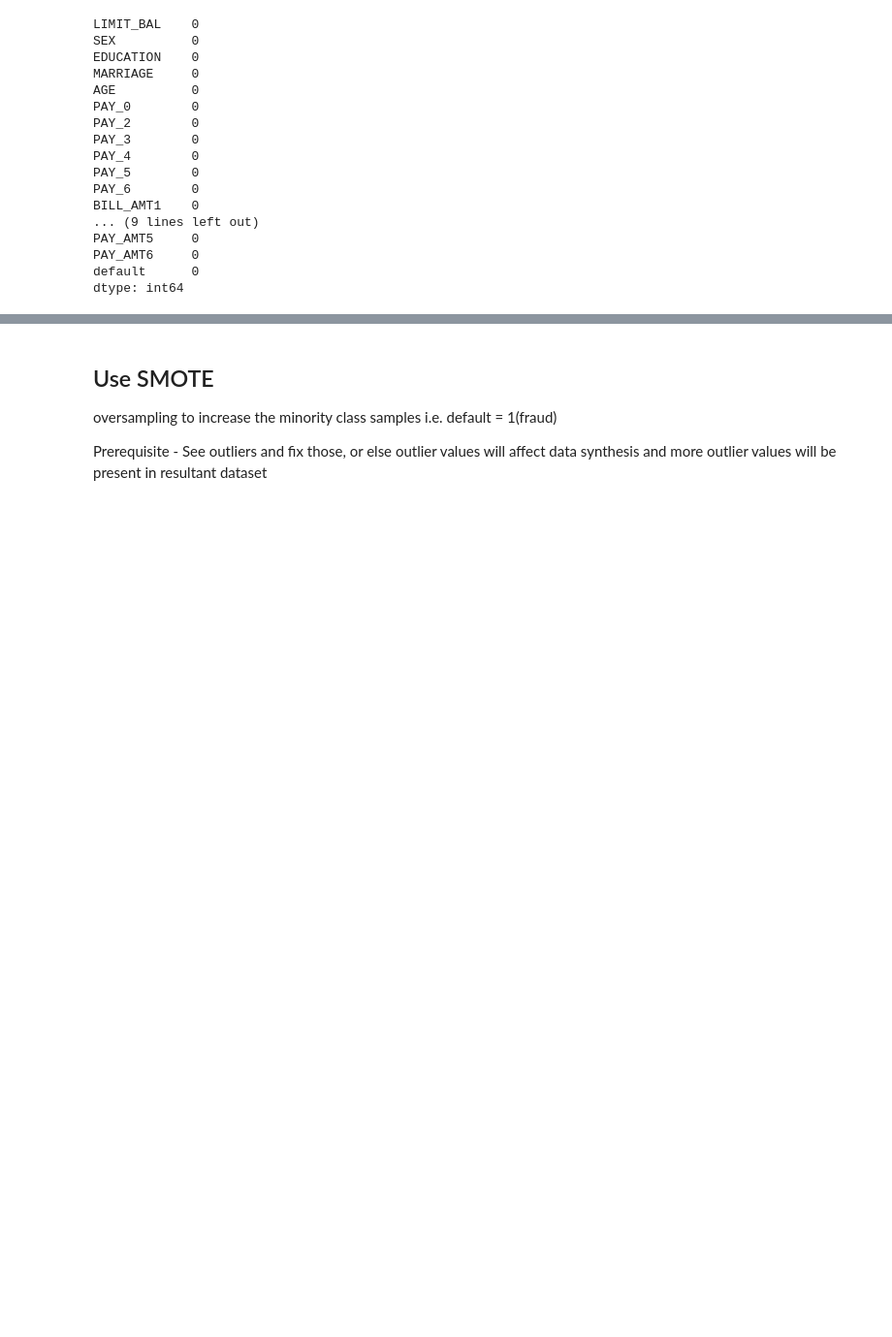
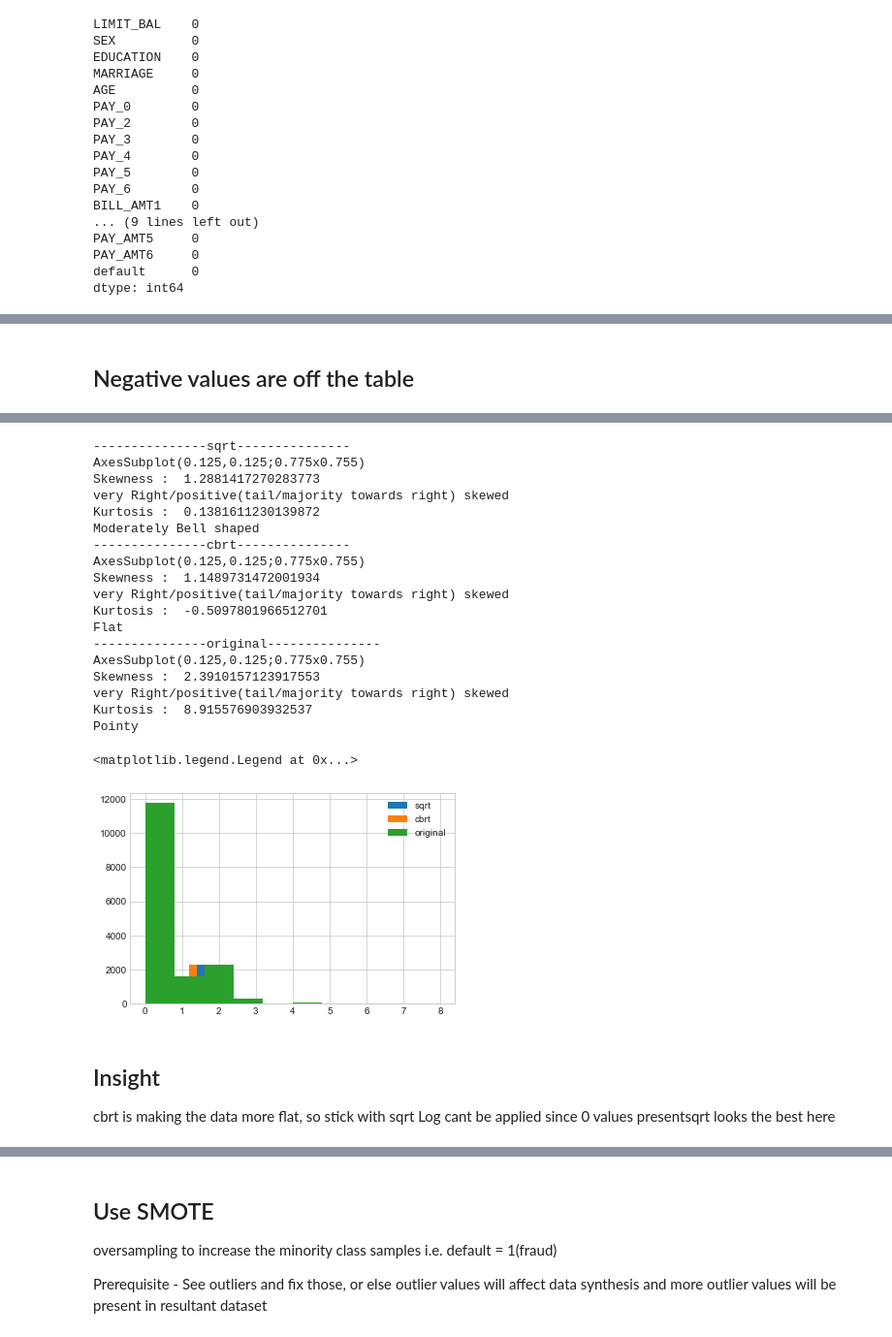
Before and after one commit to pat-123/credit_card_fraud, a Jupyter notebook: notebooks/credit_card.ipynb, the cells around one changed output, grey strips where cells are left out. Shown: that part at 97% size. Cells and saved outputs as stored; diff of their text form; code cells hidden in the pictures; blank space fills up the shorter version.

```diff
--- a/notebooks/credit_card.ipynb
+++ b/notebooks/credit_card.ipynb
@@ -86,0 +131,5 @@ dtype: int64
+# %%
+print('Negative values in :')
+for col in train_df.columns:
+    print(col, len(train_df[train_df.loc[:,col] <0]))
+    #train_df[train_df.PAY_0 >0].describe()
@@ -86,0 +154,6 @@ dtype: int64
+# %%
+#lets remove these
+#train_df = full_data[0]
+for col in train_df.columns:
+    #train_df.drop(train_df[train_df.loc[:,i] > max].index) #for drop
+    train_df = train_df.drop(train_df[train_df.loc[:,col] <0].index)
@@ -86,0 +190,8 @@ dtype: int64
+# %% [markdown]
+## Negative values are off the table
+# %%
+skew_kurt_analysis(np.sqrt(train_df.PAY_0),'sqrt')
+skew_kurt_analysis(np.cbrt(train_df.PAY_0),'cbrt')
+skew_kurt_analysis((train_df.PAY_0),'original')
+plt.legend(loc='upper right')
+# %% [output]
@@ -86,0 +199,24 @@ dtype: int64
+---------------sqrt---------------
+AxesSubplot(0.125,0.125;0.775x0.755)
+Skewness :  1.2881417270283773
+very Right/positive(tail/majority towards right) skewed
+Kurtosis :  0.1381611230139872
+Moderately Bell shaped
+---------------cbrt---------------
+AxesSubplot(0.125,0.125;0.775x0.755)
+Skewness :  1.1489731472001934
+very Right/positive(tail/majority towards right) skewed
+Kurtosis :  -0.5097801966512701
+Flat
+---------------original---------------
+AxesSubplot(0.125,0.125;0.775x0.755)
+Skewness :  2.3910157123917553
+very Right/positive(tail/majority towards right) skewed
+Kurtosis :  8.915576903932537
+Pointy
+<matplotlib.legend.Legend at 0x...>
+[figure, added]
+# %% [markdown]
+## Insight
+cbrt is making the data more flat, so stick with sqrt
+Log cant be applied since 0 values presentsqrt looks the best here
```
Also changed, not shown: parts of 12 cells of this notebook, 1 other file.
